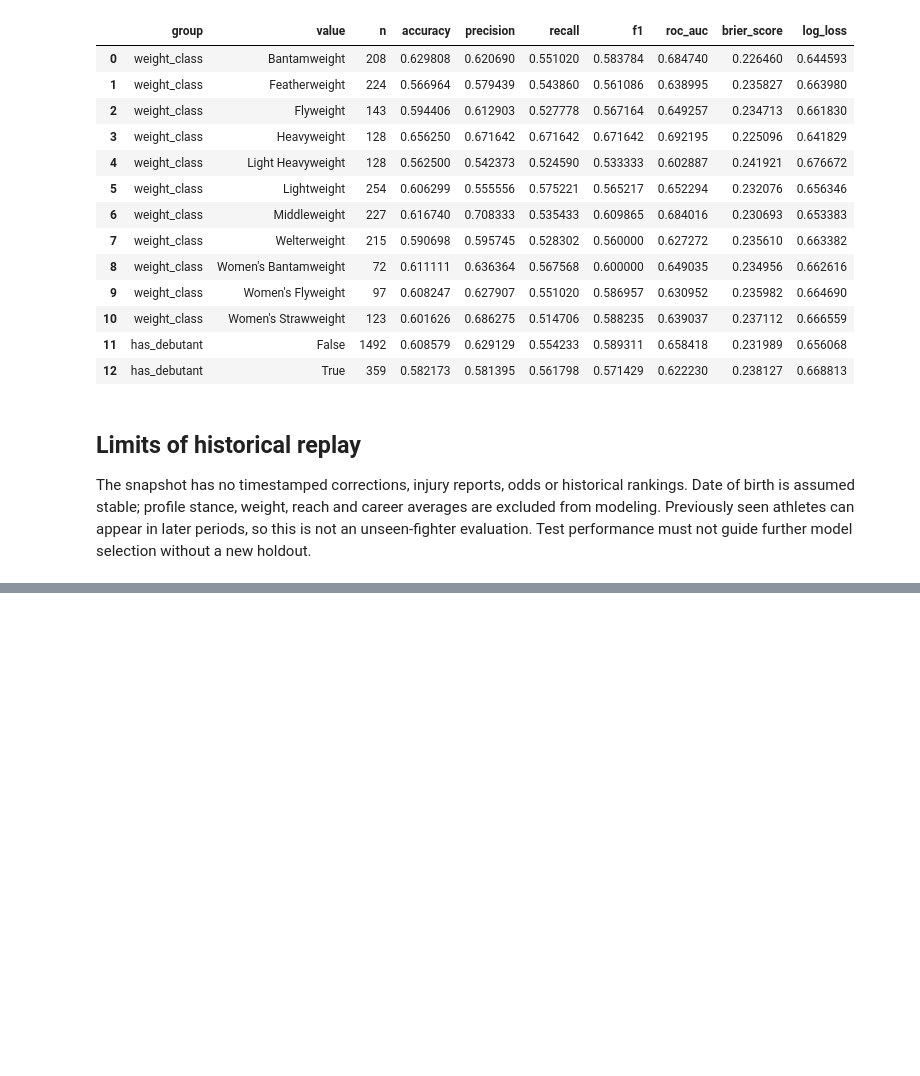
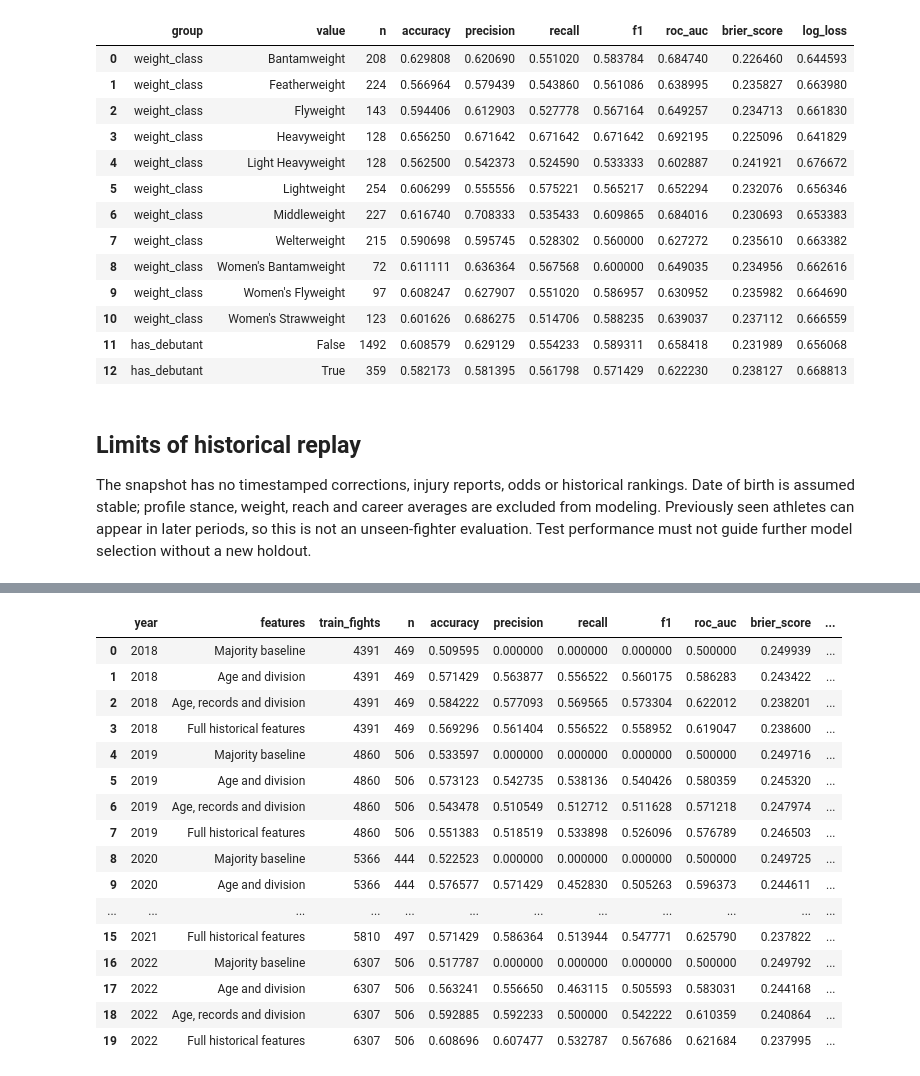
Before and after one commit to DQuanBui/UFC_Fights_Analysis, a Jupyter notebook: notebooks/08_machine_learning.ipynb, the cells around one changed output, grey strips where cells are left out. Cells and saved outputs as stored; diff of their text form; code cells hidden in the pictures; blank space fills up the shorter version.

Commit message:
feat: stress-test pre-fight features with chronological ablations

```diff
--- a/notebooks/08_machine_learning.ipynb
+++ b/notebooks/08_machine_learning.ipynb
@@ -164,0 +169,4 @@ The snapshot has no timestamped corrections, injury reports, odds or historical
+# %%
+from src.research import run_chapter, display_answers
+deep_tables, deep_answers = run_chapter('08')
+display_answers(deep_answers)
@@ -164,0 +202,20 @@ The snapshot has no timestamped corrections, injury reports, odds or historical
+# %%
+display(deep_tables['deep_feature_ablation_folds'])
+# %% [output]
+|  | year | features | train_fights | n | accuracy | precision | recall | f1 | roc_auc | brier_score | ... |
+| 0 | 2018 | Majority baseline | 4391 | 469 | 0.509595 | 0.000000 | 0.000000 | 0.000000 | 0.500000 | 0.249939 | ... |
+| 1 | 2018 | Age and division | 4391 | 469 | 0.571429 | 0.563877 | 0.556522 | 0.560175 | 0.586283 | 0.243422 | ... |
+| 2 | 2018 | Age, records and division | 4391 | 469 | 0.584222 | 0.577093 | 0.569565 | 0.573304 | 0.622012 | 0.238201 | ... |
+| 3 | 2018 | Full historical features | 4391 | 469 | 0.569296 | 0.561404 | 0.556522 | 0.558952 | 0.619047 | 0.238600 | ... |
+| 4 | 2019 | Majority baseline | 4860 | 506 | 0.533597 | 0.000000 | 0.000000 | 0.000000 | 0.500000 | 0.249716 | ... |
+| 5 | 2019 | Age and division | 4860 | 506 | 0.573123 | 0.542735 | 0.538136 | 0.540426 | 0.580359 | 0.245320 | ... |
+| 6 | 2019 | Age, records and division | 4860 | 506 | 0.543478 | 0.510549 | 0.512712 | 0.511628 | 0.571218 | 0.247974 | ... |
+| 7 | 2019 | Full historical features | 4860 | 506 | 0.551383 | 0.518519 | 0.533898 | 0.526096 | 0.576789 | 0.246503 | ... |
+| 8 | 2020 | Majority baseline | 5366 | 444 | 0.522523 | 0.000000 | 0.000000 | 0.000000 | 0.500000 | 0.249725 | ... |
+| 9 | 2020 | Age and division | 5366 | 444 | 0.576577 | 0.571429 | 0.452830 | 0.505263 | 0.596373 | 0.244611 | ... |
+| ... | ... | ... | ... | ... | ... | ... | ... | ... | ... | ... | ... |
+| 15 | 2021 | Full historical features | 5810 | 497 | 0.571429 | 0.586364 | 0.513944 | 0.547771 | 0.625790 | 0.237822 | ... |
+| 16 | 2022 | Majority baseline | 6307 | 506 | 0.517787 | 0.000000 | 0.000000 | 0.000000 | 0.500000 | 0.249792 | ... |
+| 17 | 2022 | Age and division | 6307 | 506 | 0.563241 | 0.556650 | 0.463115 | 0.505593 | 0.583031 | 0.244168 | ... |
+| 18 | 2022 | Age, records and division | 6307 | 506 | 0.592885 | 0.592233 | 0.500000 | 0.542222 | 0.610359 | 0.240864 | ... |
+| 19 | 2022 | Full historical features | 6307 | 506 | 0.608696 | 0.607477 | 0.532787 | 0.567686 | 0.621684 | 0.237995 | ... |
```
Also changed, not shown: parts of 6 cells of this notebook, 12 other files.
